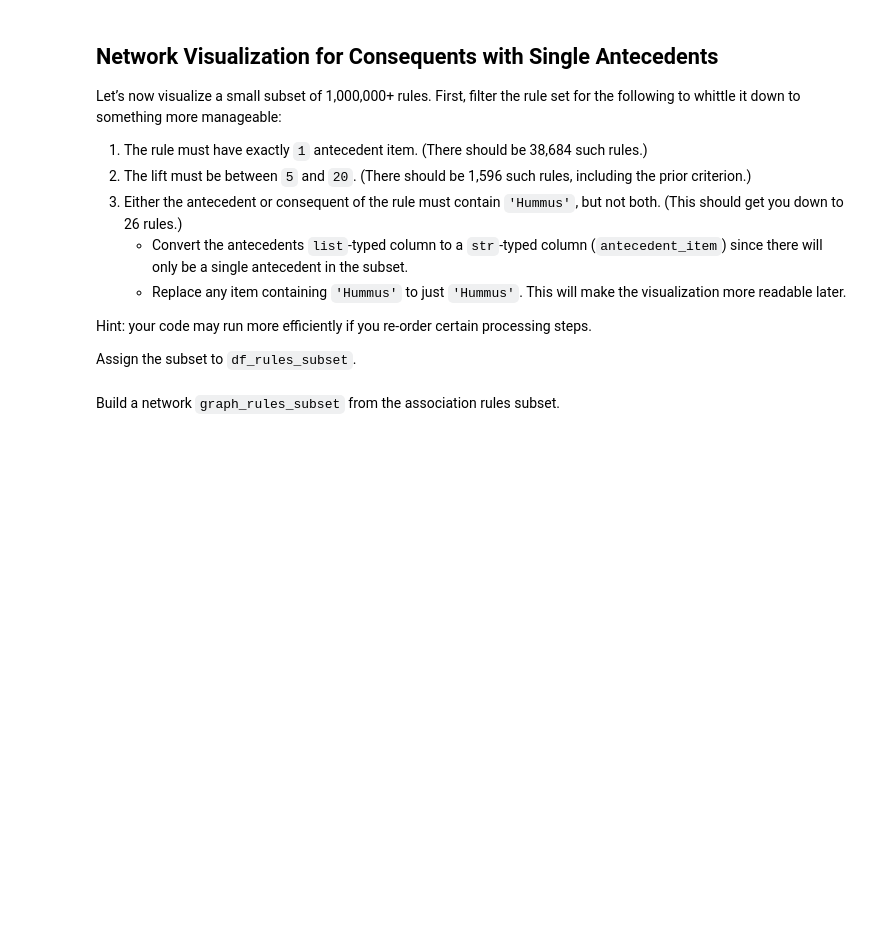
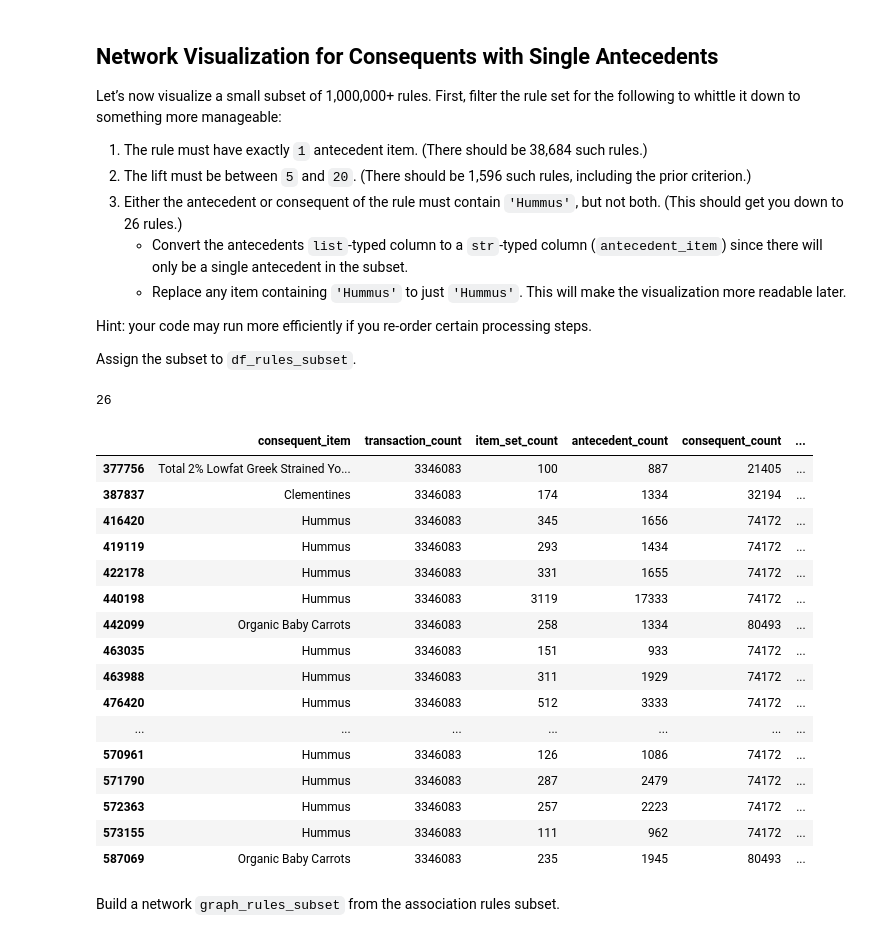
Before and after one commit to JagmeetMinhas/my-fork-2024-DS-Tue, a Jupyter notebook: Week-05-Unsupervised-Learning/Exercise-JM.ipynb, the cells around one changed output. Cells and saved outputs as stored; diff of their text form; code cells hidden in the pictures; blank space fills up the shorter version.

```diff
--- a/Week-05-Unsupervised-Learning/Exercise-JM.ipynb
+++ b/Week-05-Unsupervised-Learning/Exercise-JM.ipynb
@@ -155,3 +151,47 @@ df_rules_subset = # Something goes here. You can repeat this for as many steps a
+# %%
+# Define df_rules_subset.
+df_rules_subset = df_rules.copy()
+
+#Implementing the first two conditions
+df_rules_subset = df_rules_subset[(df_rules_subset["antecedent_items"].apply(len) == 1)
+                                  & (df_rules_subset["lift"] >= 5)
+                                  & (df_rules_subset["lift"] <= 20)]
+
+#Converting the list type column to a string typed column
+df_rules_subset["antecedent_item"] = df_rules_subset["antecedent_items"].apply(lambda list: str(list[0]))
+
+#Implementing the last condition
+df_rules_subset = df_rules_subset[df_rules_subset["antecedent_item"].str.contains("Hummus") | df_rules_subset["consequent_item"].str.contains("Hummus")]
+
+#Checking if the length matches
+len(df_rules_subset)
+# %% [output]
+26
+# %%
+#Replacing any string with hummus to just hummus
+df_rules_subset.loc[df_rules_subset['antecedent_item'].str.contains('Hummus'), 'antecedent_item'] = 'Hummus'
+df_rules_subset.loc[df_rules_subset['consequent_item'].str.contains('Hummus'), 'consequent_item'] = 'Hummus'
+
+#Checking
+df_rules_subset
+# %% [output]
+|  | consequent_item | transaction_count | item_set_count | antecedent_count | consequent_count | ... |
+| 377756 | Total 2% Lowfat Greek Strained Yo... | 3346083 | 100 | 887 | 21405 | ... |
+| 387837 | Clementines | 3346083 | 174 | 1334 | 32194 | ... |
+| 416420 | Hummus | 3346083 | 345 | 1656 | 74172 | ... |
+| 419119 | Hummus | 3346083 | 293 | 1434 | 74172 | ... |
+| 422178 | Hummus | 3346083 | 331 | 1655 | 74172 | ... |
+| 440198 | Hummus | 3346083 | 3119 | 17333 | 74172 | ... |
+| 442099 | Organic Baby Carrots | 3346083 | 258 | 1334 | 80493 | ... |
+| 463035 | Hummus | 3346083 | 151 | 933 | 74172 | ... |
+| 463988 | Hummus | 3346083 | 311 | 1929 | 74172 | ... |
+| 476420 | Hummus | 3346083 | 512 | 3333 | 74172 | ... |
+| ... | ... | ... | ... | ... | ... | ... |
+| 570961 | Hummus | 3346083 | 126 | 1086 | 74172 | ... |
+| 571790 | Hummus | 3346083 | 287 | 2479 | 74172 | ... |
+| 572363 | Hummus | 3346083 | 257 | 2223 | 74172 | ... |
+| 573155 | Hummus | 3346083 | 111 | 962 | 74172 | ... |
+| 587069 | Organic Baby Carrots | 3346083 | 235 | 1945 | 80493 | ... |
 # %% [markdown]
 Build a network `graph_rules_subset` from the association rules subset.
 # %%
```
Also changed, not shown: parts of 5 cells of this notebook.
